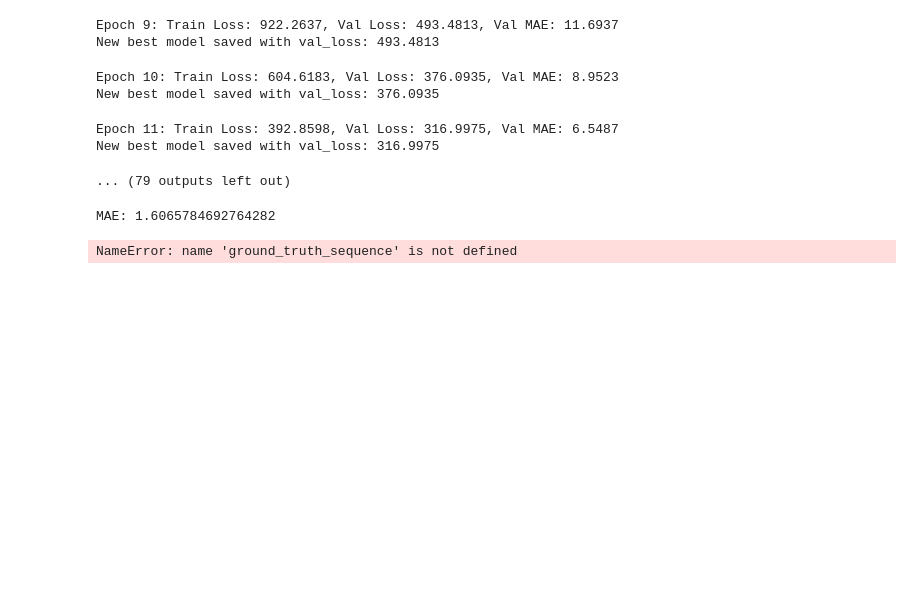
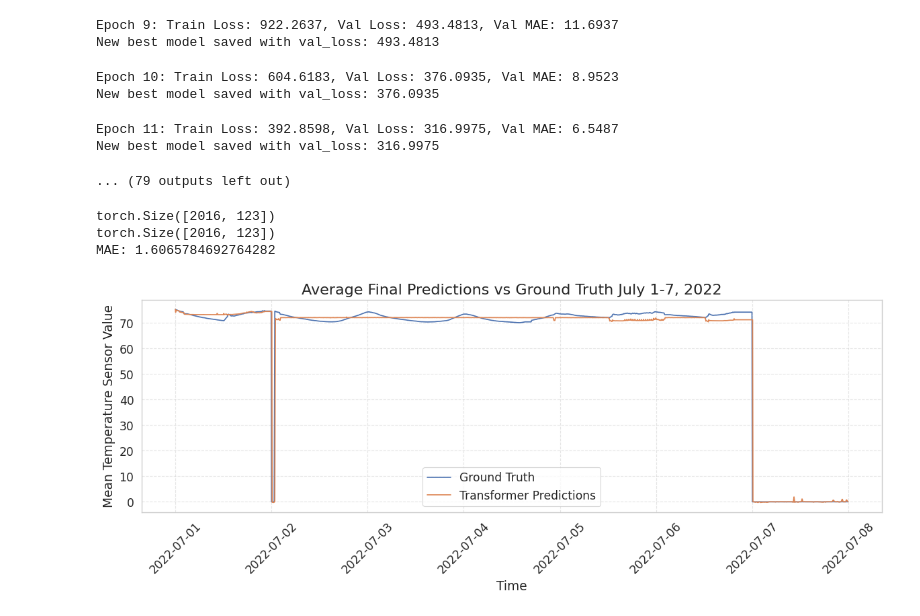
Before and after one commit to vsourirajan/smart_buildings_challenge, a Jupyter notebook: seq2seq_encoder_decoder_transformer.ipynb, the cells around one changed output. Saved outputs shown, nothing was run; the diff lists cells and outputs as text; code cells hidden in the pictures; blank space fills up the shorter version.

```diff
--- a/seq2seq_encoder_decoder_transformer.ipynb
+++ b/seq2seq_encoder_decoder_transformer.ipynb
@@ -851,7 +851,7 @@ import torch
 import numpy as np
 
 initial_condition_tensor = torch.tensor(initial_condition, dtype=torch.float32).unsqueeze(0)
-final_predictions = np.load('final_predictions.npy')
+final_predictions = np.load('transformer_forecast.npy')
 final_predictions = torch.cat((initial_condition_tensor, torch.tensor(final_predictions, dtype=torch.float32)))
 ground_truth_sequence = torch.tensor(temp_data[:2016], dtype=torch.float32)  # [2016, 123]
 
@@ -865,18 +865,53 @@ def compute_mae(preds, targets):
 mae = compute_mae(final_predictions, ground_truth_sequence)
 print(f"MAE: {mae}")
 # %% [output]
+torch.Size([2016, 123])
+torch.Size([2016, 123])
 MAE: 1.6065784692764282
-# %%
-#graph the average final predictions with the ground truth
-
-import torch
-import numpy as np
-import matplotlib.pyplot as plt
-
-#plot the ground truth and the final predictions
-plt.plot(ground_truth_sequence.mean(axis=1), label='Ground Truth')
-plt.plot(final_predictions.mean(axis=1), label='Final Predictions')
-plt.legend()
-plt.show()
-# %% [output]
-NameError: name 'ground_truth_sequence' is not defined
+# %%
+import torch
+import numpy as np
+import matplotlib.pyplot as plt
+import seaborn as sns
+import pandas as pd
+
+# Ensure reproducibility
+sns.set(style='whitegrid', context='paper', font_scale=1.4)
+
+# Simulated time axis: 5-minute intervals over one week (2016 points)
+time_index = pd.date_range(start='2022-07-01', periods=2016, freq='5T')  # Start date arbitrary
+
+# Convert data to numpy if it's PyTorch tensor
+if isinstance(ground_truth_sequence, torch.Tensor):
+    ground_truth_sequence = ground_truth_sequence.numpy()
+if isinstance(final_predictions, torch.Tensor):
+    final_predictions = final_predictions.numpy()
+
+# Take mean over axis=1 for each time step
+gt_mean = ground_truth_sequence.mean(axis=1)
+pred_mean = final_predictions.mean(axis=1)
+
+# Create a DataFrame for seaborn
+df = pd.DataFrame({
+    'Time': time_index,
+    'Ground Truth': gt_mean,
+    'Transformer Predictions': pred_mean
+})
+
+# Melt for seaborn
+df_melted = df.melt(id_vars='Time', var_name='Type', value_name='Value')
+
+# Plot
+plt.figure(figsize=(12, 5))
+sns.lineplot(data=df_melted, x='Time', y='Value', hue='Type')
+plt.title('Average Final Predictions vs Ground Truth July 1-7, 2022', fontsize=16)
+plt.xlabel('Time')
+plt.ylabel('Mean Temperature Sensor Value')
+plt.xticks(rotation=45)
+plt.tight_layout()
+plt.legend(title='')
+plt.grid(True, linestyle='--', alpha=0.5)
+plt.savefig('transformer_forecast.png', dpi=300, bbox_inches='tight')
+plt.show()
+# %% [output]
+[figure, added]
```
Also changed, not shown: 4 other files.
